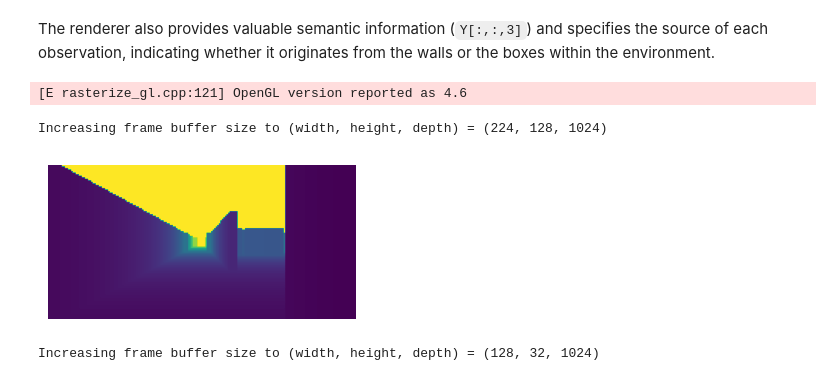
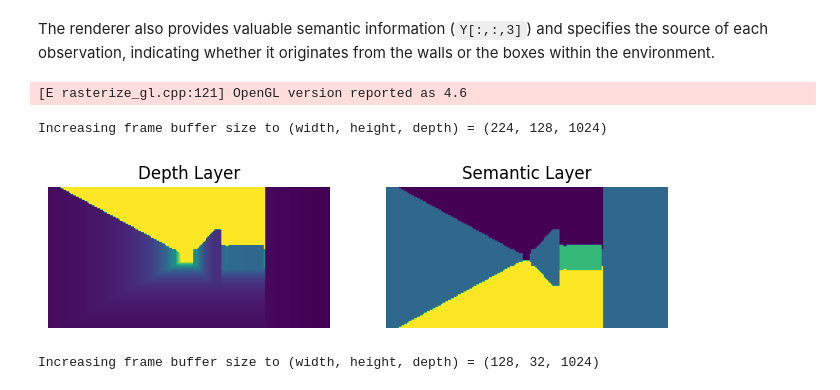
Before and after one commit to probcomp/chi-sight-mkl, a Jupyter notebook: notebooks/22 - Hierarchical Sensor Model - Teaching.ipynb, the cells around one changed output. Drawn from its saved outputs; the diff is of its cells as text; code cells hidden in the pictures.

```diff
--- a/notebooks/22 - Hierarchical Sensor Model - Teaching.ipynb
+++ b/notebooks/22 - Hierarchical Sensor Model - Teaching.ipynb
@@ -173,21 +171,24 @@ def make_render_function(meshes, w=100, h=1, fx=30, fy =30):
 # %%
 # Note that we actually can render a 3D image.
 # However, as mentioned above we will only
 # render images of height 1 going forward
 render_3D = make_render_function([map_mesh, box_mesh, table],
                               w=200, h=100, fx=50,fy=50)
 
 t  = 15
 p  = _ps[t]
 Y  = render_3D(lift_pose(p), inds=[0,1,2])
 # ======================
-plt.figure(figsize=(4,2))
-plt.imshow(Y[:,:,2])
-plt.axis("off");
+fig, axs = plt.subplots(1,2,figsize=(8,2))
+for ax in axs: ax.axis("off")
+axs[0].set_title("Depth Layer")
+axs[0].imshow(Y[:,:,2], vmax=8.)
+axs[1].set_title("Semantic Layer")
+axs[1].imshow(Y[:,:,3])
 # %% [output]
 [E rasterize_gl.cpp:121] OpenGL version reported as 4.6
 Increasing frame buffer size to (width, height, depth) = (224, 128, 1024)
-[figure, old version]
+[figure, new version]
 # %%
 # This (!) is the render function we are going to use
 # for the remainder of the notebooks
```
Also changed, not shown: parts of 26 cells of this notebook.
